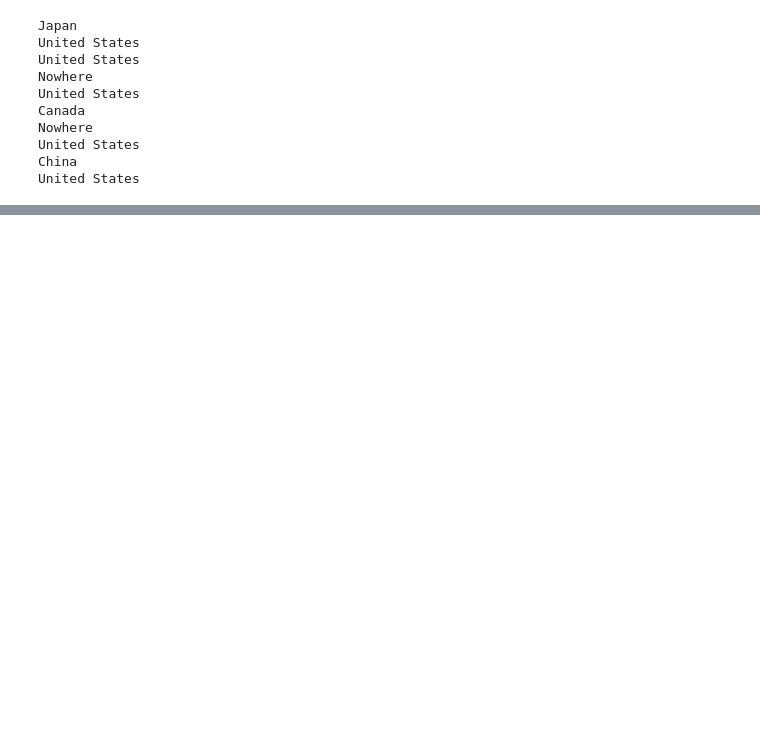
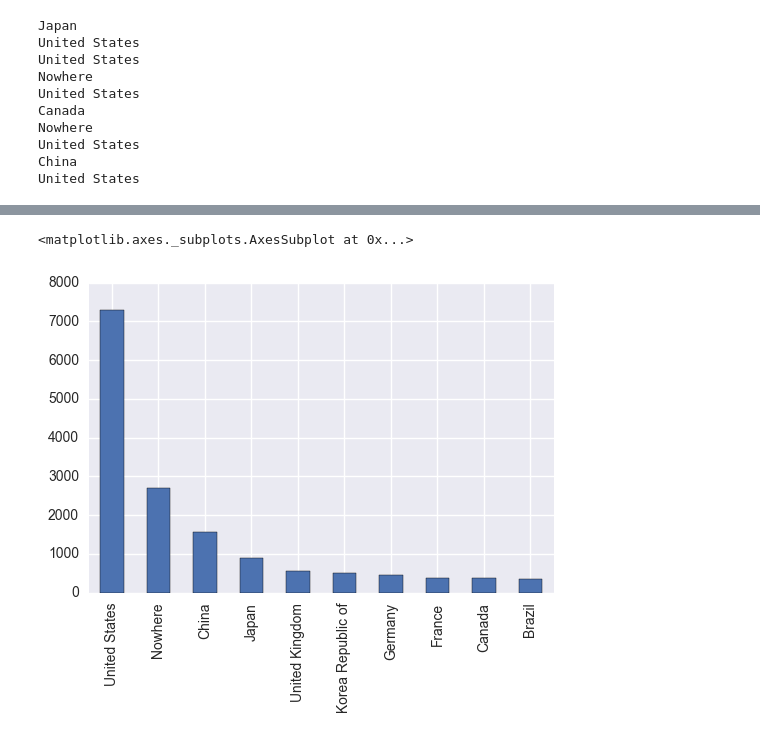
Before and after one commit to cwczarnik/DataScienceBootcamp_DC, a Jupyter notebook: Fraud_Activities/Fraud_analysis.ipynb, the cells around one changed output, grey strips where cells are left out. Cells and saved outputs as stored; diff of their text form; code cells hidden in the pictures; blank space fills up the shorter version.

Commit message:
work on fraud_analysis

```diff
--- a/Fraud_Activities/Fraud_analysis.ipynb
+++ b/Fraud_Activities/Fraud_analysis.ipynb
@@ -41,4 +48,4 @@ ip_country.head()
 | 3 | 16778240.0 | 16779263 | Australia |
 | 4 | 16779264.0 | 16781311 | China |
 # %%
-ip_country['country'] = ip_country['country'].str()
+# ip_country['country'] = ip_country['country'].str
@@ -75,3 +80,7 @@ fraud.shape
 # %%
 # so lets only get an eigth of the data to test on
 fraud_eighth= fraud.iloc[0:fraud.shape[0]//8,:].copy()
+# %%
+fraud_eighth['signup_time']=pd.to_datetime(fraud_eighth['signup_time'])
+# %%
+fraud_eighth['purchase_time']=pd.to_datetime(fraud_eighth['purchase_time'])
@@ -104,0 +146,5 @@ fraud_eighth.head()
+# %%
+fraud_eighth['ip_country'].value_counts()[0:10].plot(kind ='bar')
+# %% [output]
+<matplotlib.axes._subplots.AxesSubplot at 0x...>
+[figure, added]
```
Also changed, not shown: parts of 19 cells of this notebook, 2 other files.
